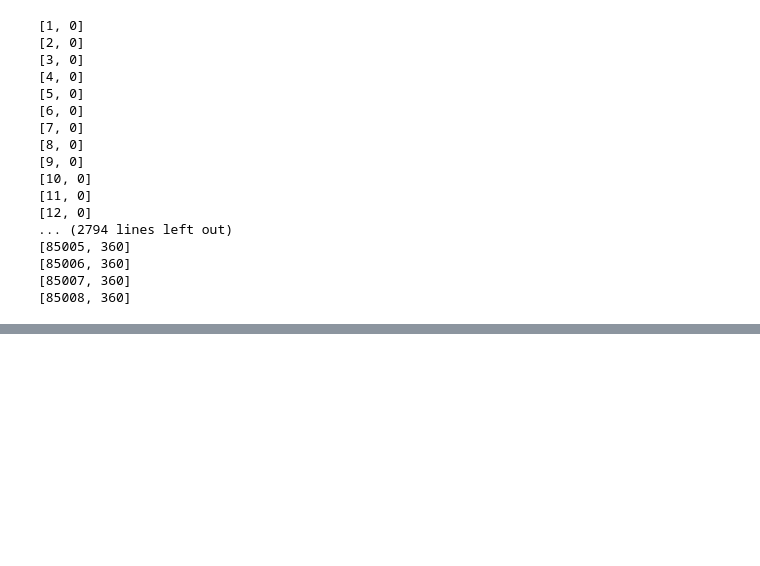
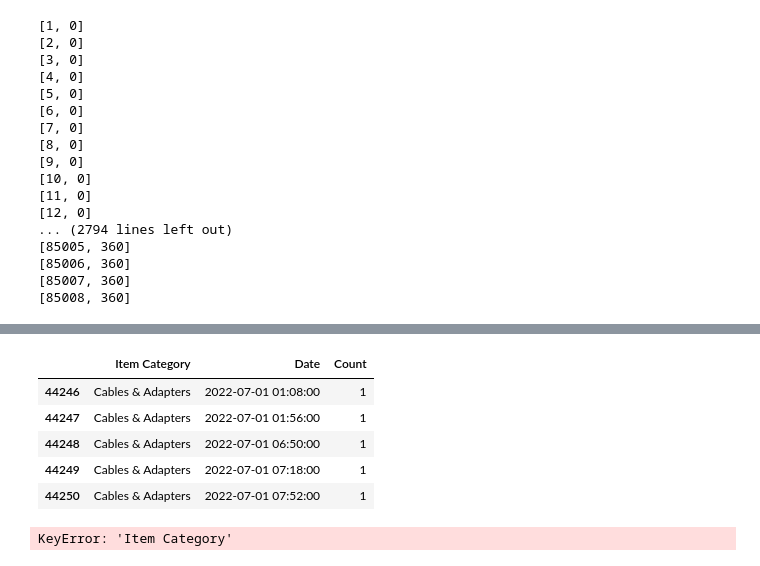
Before and after one commit to Danza101/Data_Landscape, a Jupyter notebook: Code.ipynb, the cells around one changed output, grey strips where cells are left out. Cells and saved outputs as stored; diff of their text form; code cells hidden in the pictures; blank space fills up the shorter version.

```diff
--- a/Code.ipynb
+++ b/Code.ipynb
@@ -84,0 +141,23 @@ plt.plot(day_count , row_separation)
+# %%
+# Extracting three selected columns from the DataFrame
+Items_Category_Data = df[['Item Category', 'Date' , 'Count']]
+
+# Convert the 'Date' column to datetime format
+df['Date'] = pd.to_datetime(df['Date'])
+
+# Sort the DataFrame by the 'Date' column
+sorted_Items_Category_df = Items_Category_Data.sort_values(by='Date')
+# %%
+sorted_Items_Category_df.head()
+# %% [output]
+|  | Item Category | Date | Count |
+| 44246 | Cables & Adapters | 2022-07-01 01:08:00 | 1 |
+| 44247 | Cables & Adapters | 2022-07-01 01:56:00 | 1 |
+| 44248 | Cables & Adapters | 2022-07-01 06:50:00 | 1 |
+| 44249 | Cables & Adapters | 2022-07-01 07:18:00 | 1 |
+| 44250 | Cables & Adapters | 2022-07-01 07:52:00 | 1 |
+# %%
+# Grouping the DataFrame by the 'Category' column
+grouped_data = df.groupby('Item Category')
+# %% [output]
+KeyError: 'Item Category'
```
Also changed, not shown: parts of 15 cells of this notebook.
